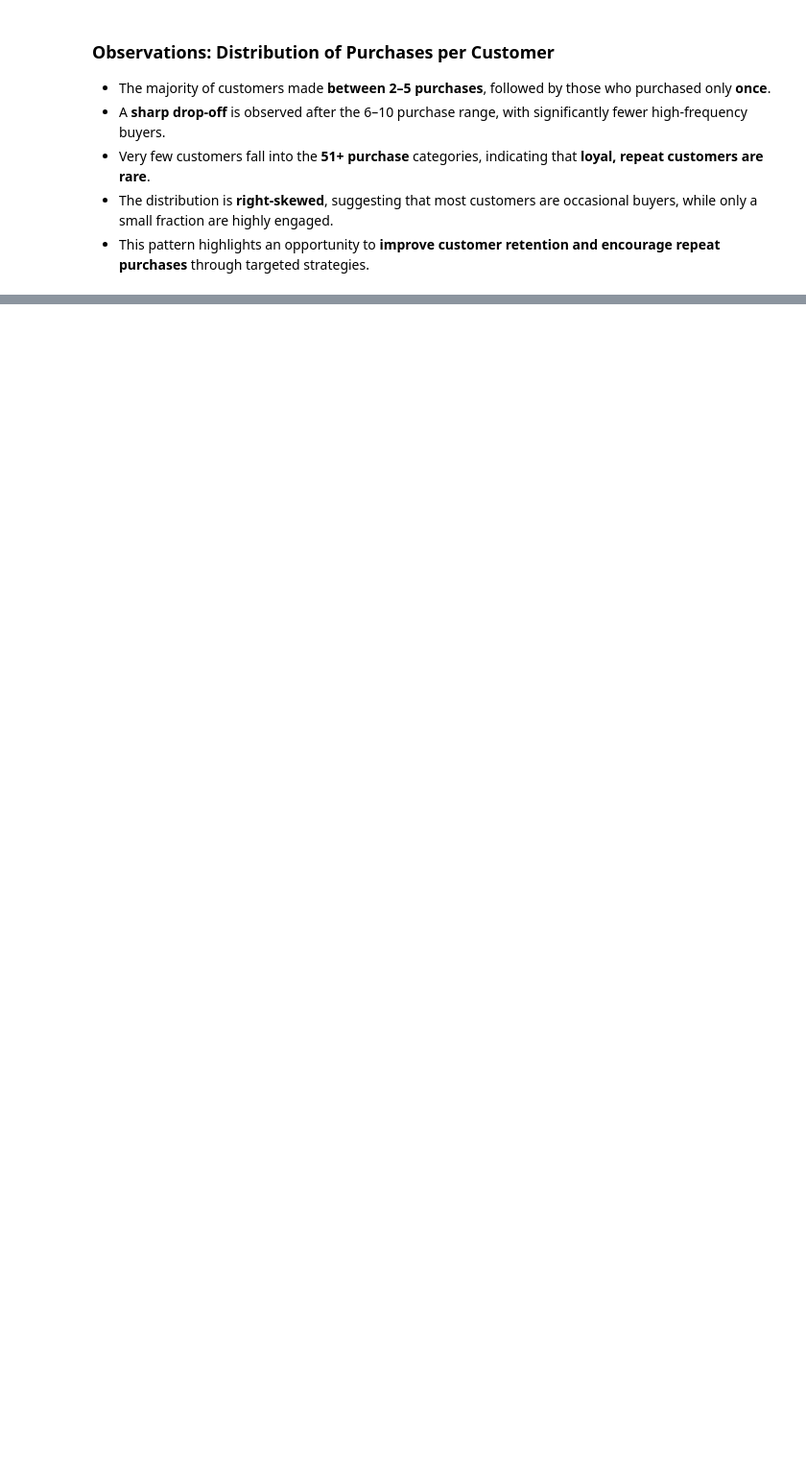
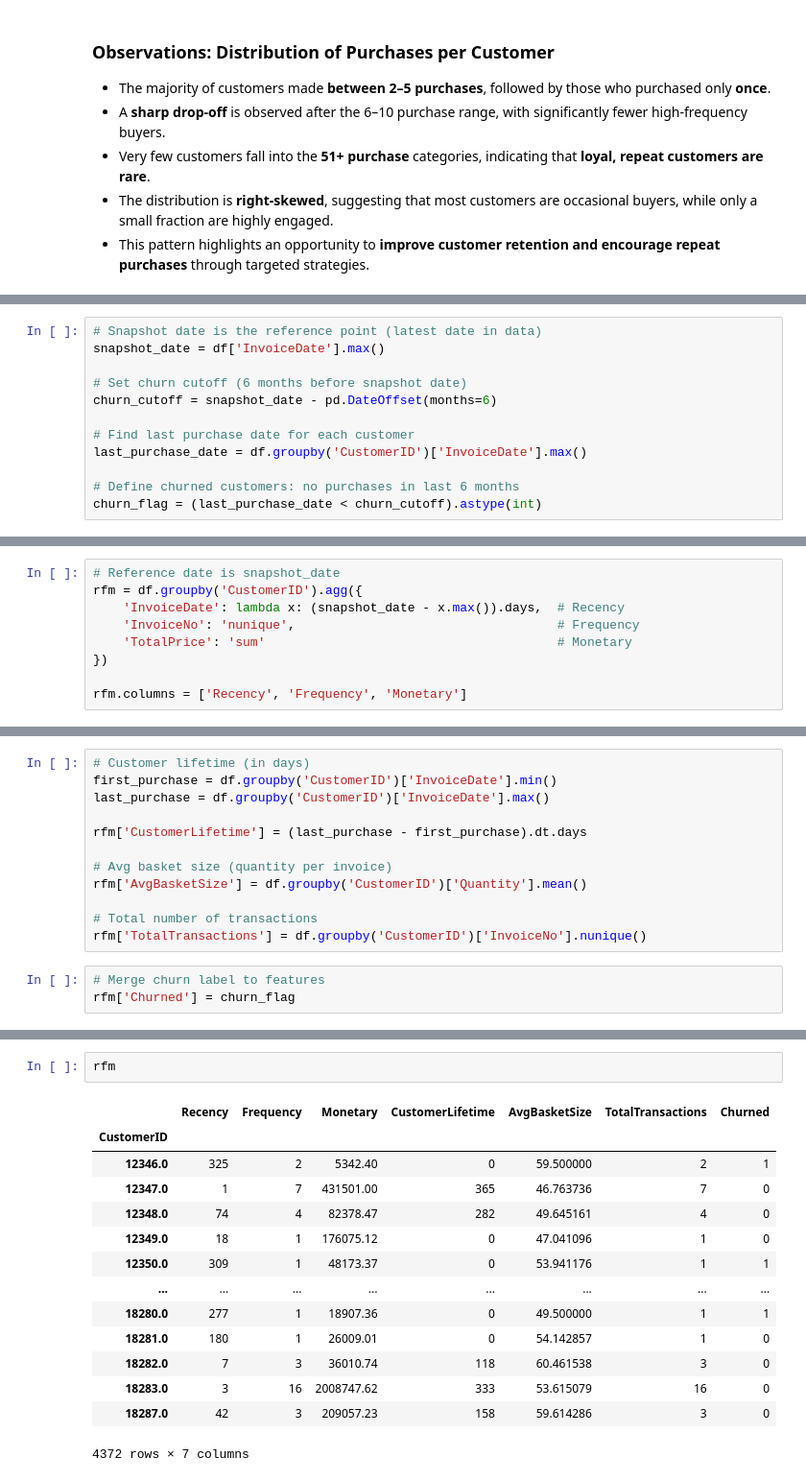
Before and after one commit to smksean/EShop-pro-cohort-analys, a Jupyter notebook: notebooks/Cohort-analysis.ipynb, the cells around one changed output, grey strips where cells are left out. Shown at 96% size. Saved outputs shown, nothing was run; the diff lists cells and outputs as text; blank space fills up the shorter version.

```diff
--- a/notebooks/Cohort-analysis.ipynb
+++ b/notebooks/Cohort-analysis.ipynb
@@ -207,0 +347,12 @@ plt.show()
+# %%
+# Snapshot date is the reference point (latest date in data)
+snapshot_date = df['InvoiceDate'].max()
+
+# Set churn cutoff (6 months before snapshot date)
+churn_cutoff = snapshot_date - pd.DateOffset(months=6)
+
+# Find last purchase date for each customer
+last_purchase_date = df.groupby('CustomerID')['InvoiceDate'].max()
+
+# Define churned customers: no purchases in last 6 months
+churn_flag = (last_purchase_date < churn_cutoff).astype(int)
@@ -207,0 +386,9 @@ plt.show()
+# %%
+# Reference date is snapshot_date
+rfm = df.groupby('CustomerID').agg({
+    'InvoiceDate': lambda x: (snapshot_date - x.max()).days,  # Recency
+    'InvoiceNo': 'nunique',                                   # Frequency
+    'TotalPrice': 'sum'                                       # Monetary
+})
+
+rfm.columns = ['Recency', 'Frequency', 'Monetary']
@@ -207,0 +398,15 @@ plt.show()
+# %%
+# Customer lifetime (in days)
+first_purchase = df.groupby('CustomerID')['InvoiceDate'].min()
+last_purchase = df.groupby('CustomerID')['InvoiceDate'].max()
+
+rfm['CustomerLifetime'] = (last_purchase - first_purchase).dt.days
+
+# Avg basket size (quantity per invoice)
+rfm['AvgBasketSize'] = df.groupby('CustomerID')['Quantity'].mean()
+
+# Total number of transactions
+rfm['TotalTransactions'] = df.groupby('CustomerID')['InvoiceNo'].nunique()
+# %%
+# Merge churn label to features
+rfm['Churned'] = churn_flag
@@ -207,0 +568,17 @@ plt.show()
+# %%
+rfm
+# %% [output]
+|  | Recency | Frequency | Monetary | CustomerLifetime | AvgBasketSize | TotalTransactions | Churned |
+| CustomerID |  |  |  |  |  |  |  |
+| 12346.0 | 325 | 2 | 5342.40 | 0 | 59.500000 | 2 | 1 |
+| 12347.0 | 1 | 7 | 431501.00 | 365 | 46.763736 | 7 | 0 |
+| 12348.0 | 74 | 4 | 82378.47 | 282 | 49.645161 | 4 | 0 |
+| 12349.0 | 18 | 1 | 176075.12 | 0 | 47.041096 | 1 | 0 |
+| 12350.0 | 309 | 1 | 48173.37 | 0 | 53.941176 | 1 | 1 |
+| ... | ... | ... | ... | ... | ... | ... | ... |
+| 18280.0 | 277 | 1 | 18907.36 | 0 | 49.500000 | 1 | 1 |
+| 18281.0 | 180 | 1 | 26009.01 | 0 | 54.142857 | 1 | 0 |
+| 18282.0 | 7 | 3 | 36010.74 | 118 | 60.461538 | 3 | 0 |
+| 18283.0 | 3 | 16 | 2008747.62 | 333 | 53.615079 | 16 | 0 |
+| 18287.0 | 42 | 3 | 209057.23 | 158 | 59.614286 | 3 | 0 |
+4372 rows × 7 columns
```
Also changed, not shown: parts of 35 cells of this notebook, 7 other files.
